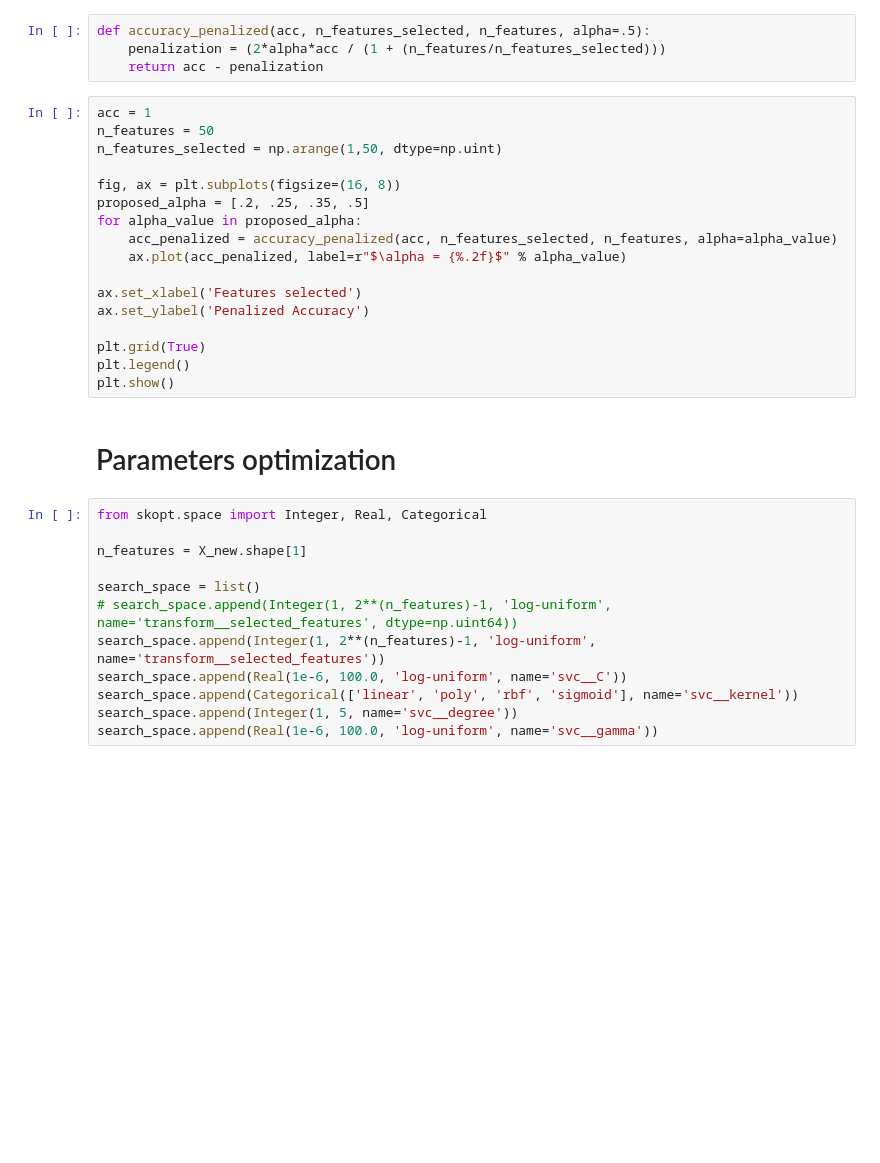
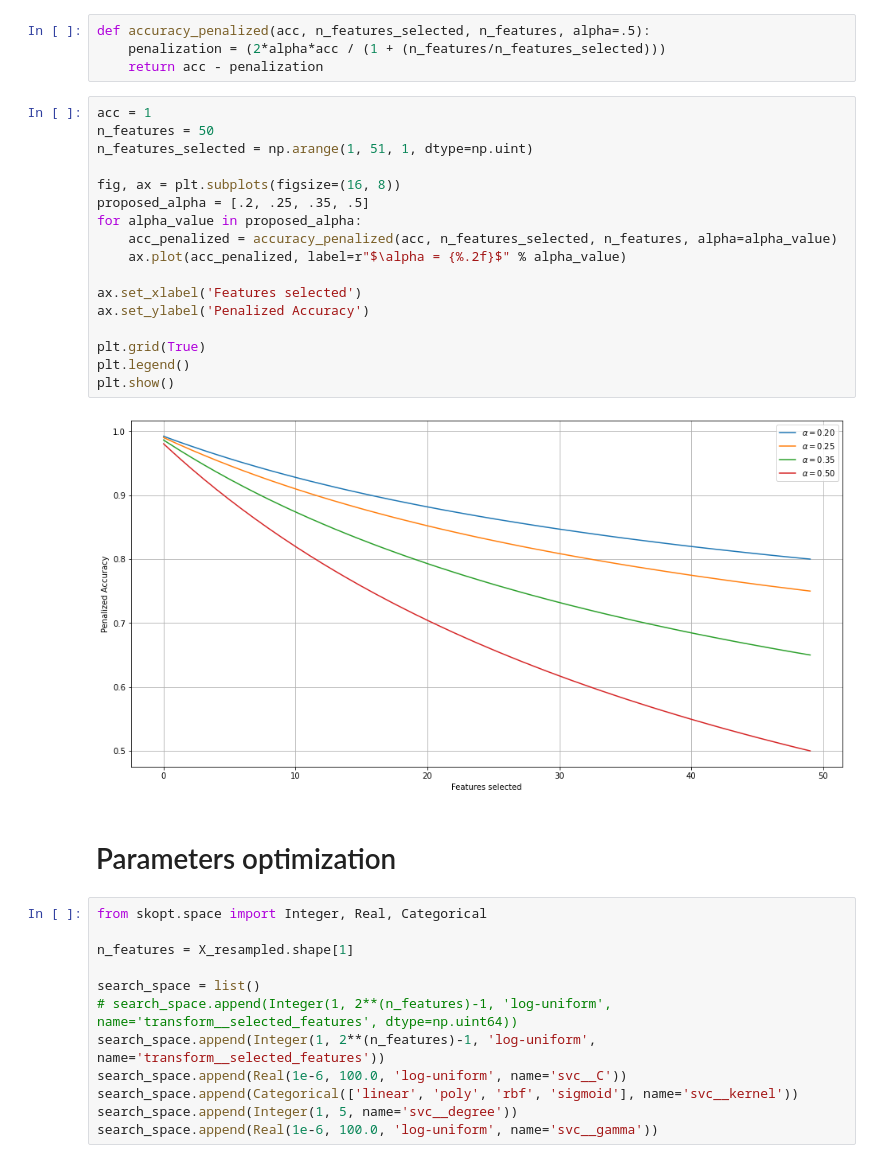
Before and after one commit to SolidusAbi/HySpecLab, a Jupyter notebook: notebooks/optimization/band_selection_bayesian.ipynb, the cells around one changed output. Drawn from its saved outputs; the diff is of its cells as text; blank space fills up the shorter version.

```diff
--- a/notebooks/optimization/band_selection_bayesian.ipynb
+++ b/notebooks/optimization/band_selection_bayesian.ipynb
@@ -85,26 +98,28 @@ def accuracy_penalized(acc, n_features_selected, n_features, alpha=.5):
 # %%
 acc = 1
 n_features = 50
-n_features_selected = np.arange(1,50, dtype=np.uint)
+n_features_selected = np.arange(1, 51, 1, dtype=np.uint)
 
 fig, ax = plt.subplots(figsize=(16, 8))
 proposed_alpha = [.2, .25, .35, .5]
 for alpha_value in proposed_alpha:
     acc_penalized = accuracy_penalized(acc, n_features_selected, n_features, alpha=alpha_value)
     ax.plot(acc_penalized, label=r"$\alpha = {%.2f}$" % alpha_value)
 
 ax.set_xlabel('Features selected')
 ax.set_ylabel('Penalized Accuracy')
 
 plt.grid(True)
 plt.legend()
 plt.show()
+# %% [output]
+[figure, added]
 # %% [markdown]
 # Parameters optimization
 # %%
 from skopt.space import Integer, Real, Categorical
 
-n_features = X_new.shape[1]
+n_features = X_resampled.shape[1]
 
 search_space = list()
 # search_space.append(Integer(1, 2**(n_features)-1, 'log-uniform', name='transform__selected_features', dtype=np.uint64))
```
Also changed, not shown: parts of 10 cells of this notebook.
